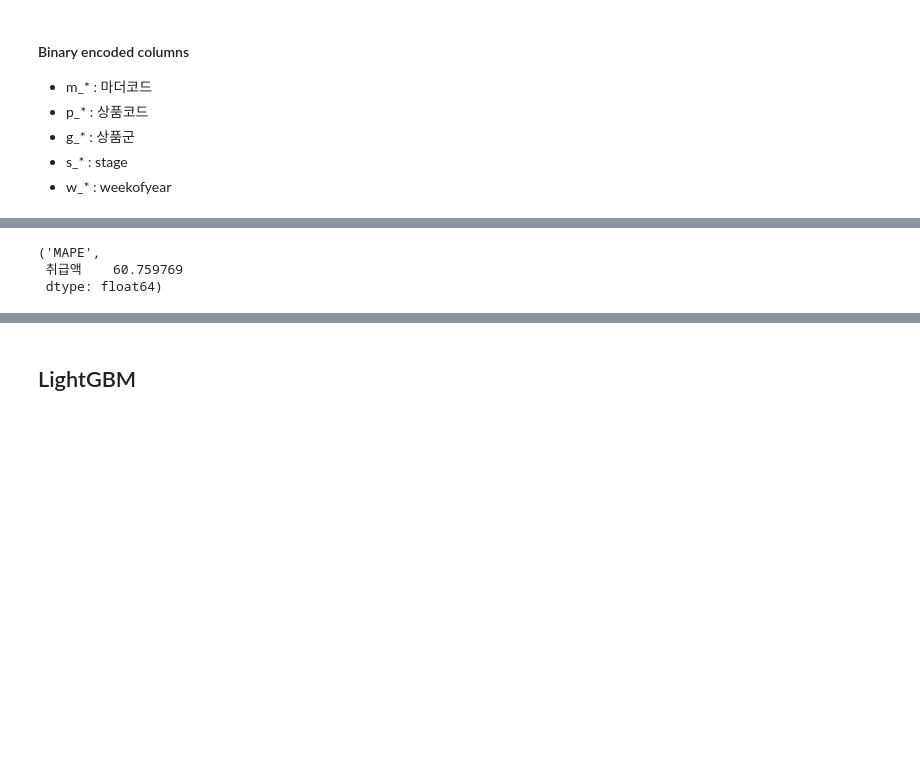
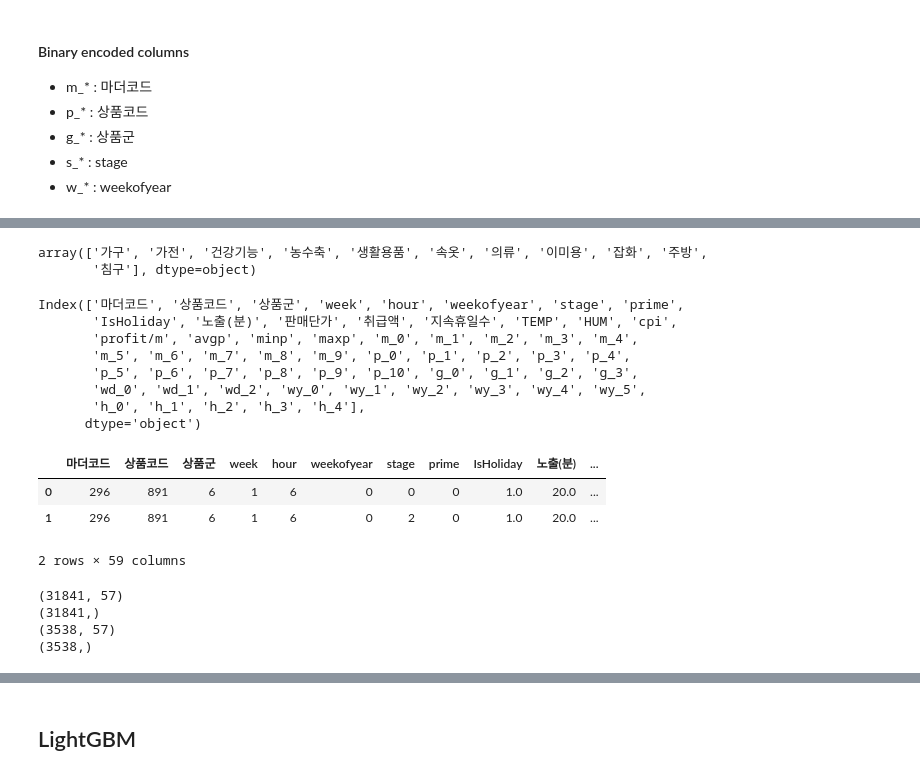
Before and after one commit to Yeeun-Lee/big_contest_2020, a Jupyter notebook: logic_added.ipynb, the cells around one changed output, grey strips where cells are left out. Saved outputs shown, nothing was run; the diff lists cells and outputs as text; code cells hidden in the pictures; blank space fills up the shorter version.

```diff
--- a/logic_added.ipynb
+++ b/logic_added.ipynb
@@ -306,6 +64,5 @@ array([[29277770.        ],
-# %%
-mean_absolute_percentage_error(y_valid, y_pred_cat)
-# %% [output]
-('MAPE',
- 취급액    60.759769
- dtype: float64)
+# %%
+g_classes
+# %% [output]
+array(['가구', '가전', '건강기능', '농수축', '생활용품', '속옷', '의류', '이미용', '잡화', '주방',
+       '침구'], dtype=object)
@@ -311,0 +93,35 @@ mean_absolute_percentage_error(y_valid, y_pred_cat)
+# %%
+# 마더코드
+final = stat_data.copy()
+final[['m_'+str(i) for i in range(10)]] = final['마더코드'].apply(lambda x: binary_encoding('마더코드', x)).to_list()
+
+# 상품코드
+final[['p_'+str(i) for i in range(11)]] = final['상품코드'].apply(lambda x: binary_encoding('상품코드', x)).to_list()
+
+# 상품군
+final[['g_'+str(i) for i in range(4)]] = final['상품군'].apply(lambda x: binary_encoding('상품군', x)).to_list()
+
+# week
+final[['wd_'+str(i) for i in range(3)]] = final['week'].apply(lambda x: binary_encoding('week', x)).to_list()
+
+# weekofyear
+final[['wy_'+str(i) for i in range(6)]] = final['weekofyear'].apply(lambda x: binary_encoding('weekofyear', x)).to_list()
+
+# hour
+final[['h_'+str(i) for i in range(5)]] = final['hour'].apply(lambda x: binary_encoding('hour', x)).to_list()
+
+print(final.columns)
+final.head(2)
+# %% [output]
+Index(['마더코드', '상품코드', '상품군', 'week', 'hour', 'weekofyear', 'stage', 'prime',
+       'IsHoliday', '노출(분)', '판매단가', '취급액', '지속휴일수', 'TEMP', 'HUM', 'cpi',
+       'profit/m', 'avgp', 'minp', 'maxp', 'm_0', 'm_1', 'm_2', 'm_3', 'm_4',
+       'm_5', 'm_6', 'm_7', 'm_8', 'm_9', 'p_0', 'p_1', 'p_2', 'p_3', 'p_4',
+       'p_5', 'p_6', 'p_7', 'p_8', 'p_9', 'p_10', 'g_0', 'g_1', 'g_2', 'g_3',
+       'wd_0', 'wd_1', 'wd_2', 'wy_0', 'wy_1', 'wy_2', 'wy_3', 'wy_4', 'wy_5',
+       'h_0', 'h_1', 'h_2', 'h_3', 'h_4'],
+      dtype='object')
+|  | 마더코드 | 상품코드 | 상품군 | week | hour | weekofyear | stage | prime | IsHoliday | 노출(분) | ... |
+| 0 | 296 | 891 | 6 | 1 | 6 | 0 | 0 | 0 | 1.0 | 20.0 | ... |
+| 1 | 296 | 891 | 6 | 1 | 6 | 0 | 2 | 0 | 1.0 | 20.0 | ... |
+2 rows × 59 columns
@@ -311,0 +130,16 @@ mean_absolute_percentage_error(y_valid, y_pred_cat)
+# %%
+X_stat = final.drop(['취급액', 'profit/m'], axis = 1)
+Y_stat = final['취급액']
+
+x_stat_train, x_stat_valid, y_stat_train, y_stat_valid = train_test_split(X_stat, Y_stat,
+                                                                         test_size = 0.1,
+                                                                         random_state = 123457)
+print(x_stat_train.shape)
+print(y_stat_train.shape)
+print(x_stat_valid.shape)
+print(y_stat_valid.shape)
+# %% [output]
+(31841, 57)
+(31841,)
+(3538, 57)
+(3538,)
```
Also changed, not shown: parts of 62 cells of this notebook, 1 other file.
